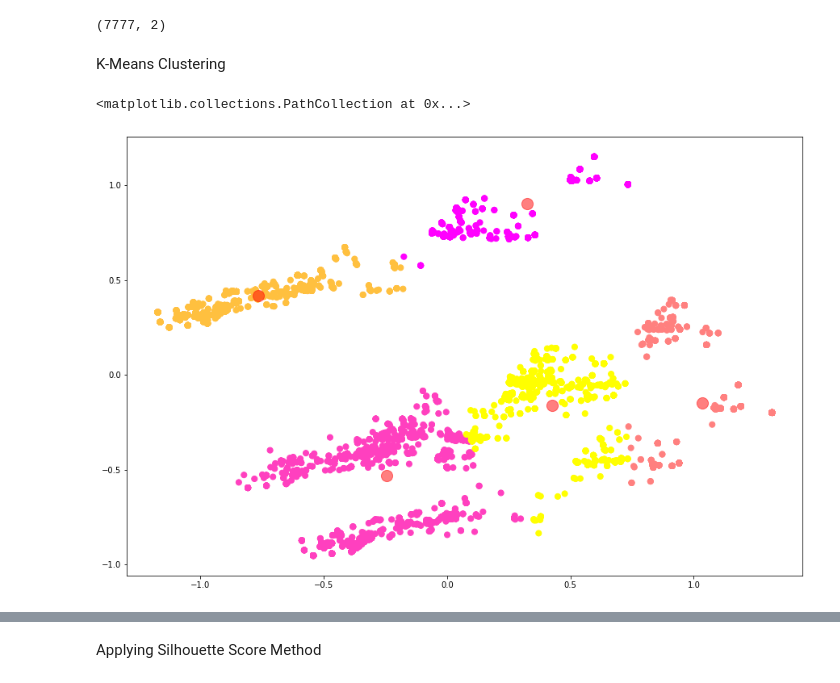
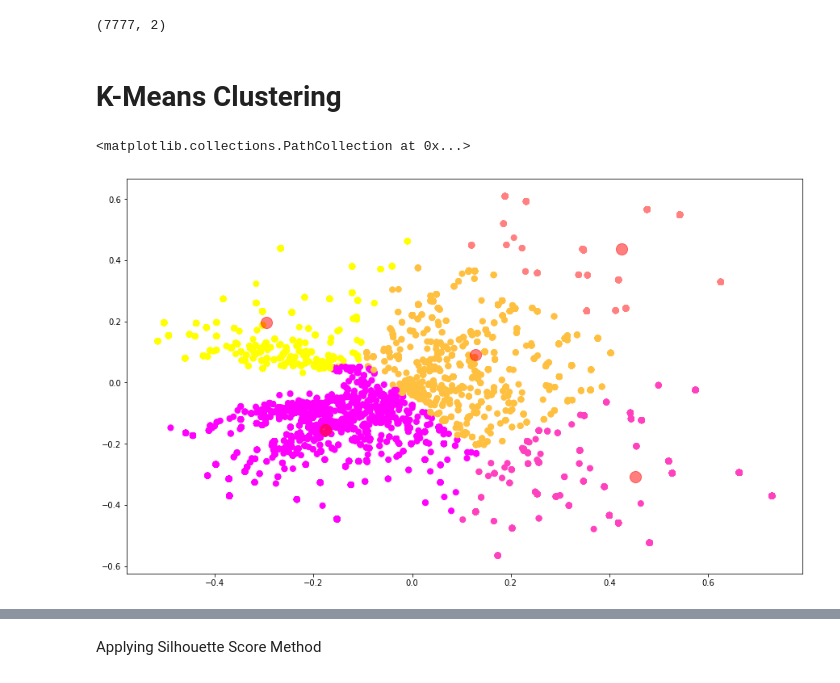
Before and after one commit to kiran2424/Netflix-Movies-and-TV-Shows-Clustering, a Jupyter notebook: NETFLIX_MOVIES_AND_TV_SHOWS_CLUSTERING.ipynb, the cells around one changed output, grey strips where cells are left out. Drawn from its saved outputs; the diff is of its cells as text; code cells hidden in the pictures.

```diff
--- a/NETFLIX_MOVIES_AND_TV_SHOWS_CLUSTERING.ipynb
+++ b/NETFLIX_MOVIES_AND_TV_SHOWS_CLUSTERING.ipynb
@@ -417,8 +421,13 @@ netflix_encoded_data.head()
+# %%
+scaler = StandardScaler()
+X_scaled = scaler.fit_transform(netflix_encoded_data)
+# %%
+data_normalized = normalize(X_scaled)
 # %% [markdown]
 Using Principal Component Analysis for dimensionality reduction
 # %%
 from sklearn.decomposition import PCA
 # %%
 pca = PCA(n_components=2)
-pca.fit(netflix_encoded_data)
-data_transformed = pca.transform(netflix_encoded_data)
+pca.fit(data_normalized)
+data_transformed = pca.transform(data_normalized)
@@ -437,17 +456,18 @@ data_transformed.shape
 # %% [output]
 (7777, 2)
 # %% [markdown]
-K-Means Clustering
+# K-Means Clustering
 # %%
 from sklearn.cluster import KMeans
 kmeans = KMeans(n_clusters=5, n_init=20)
 kmeans.fit(data_transformed)
 y_kmeans = kmeans.predict(data_transformed)
 # %%
+fig = plt.figure(figsize=(15,9))
+
 plt.scatter(data_transformed[:, 0], data_transformed[:, 1], c=y_kmeans, s=50, cmap='spring')
-
 centers = kmeans.cluster_centers_
 plt.scatter(centers[:, 0], centers[:, 1], c='red', s=200, alpha=0.5)
 # %% [output]
 <matplotlib.collections.PathCollection at 0x...>
-[figure, old version]
+[figure, new version]
```
Also changed, not shown: parts of 55 cells of this notebook.
